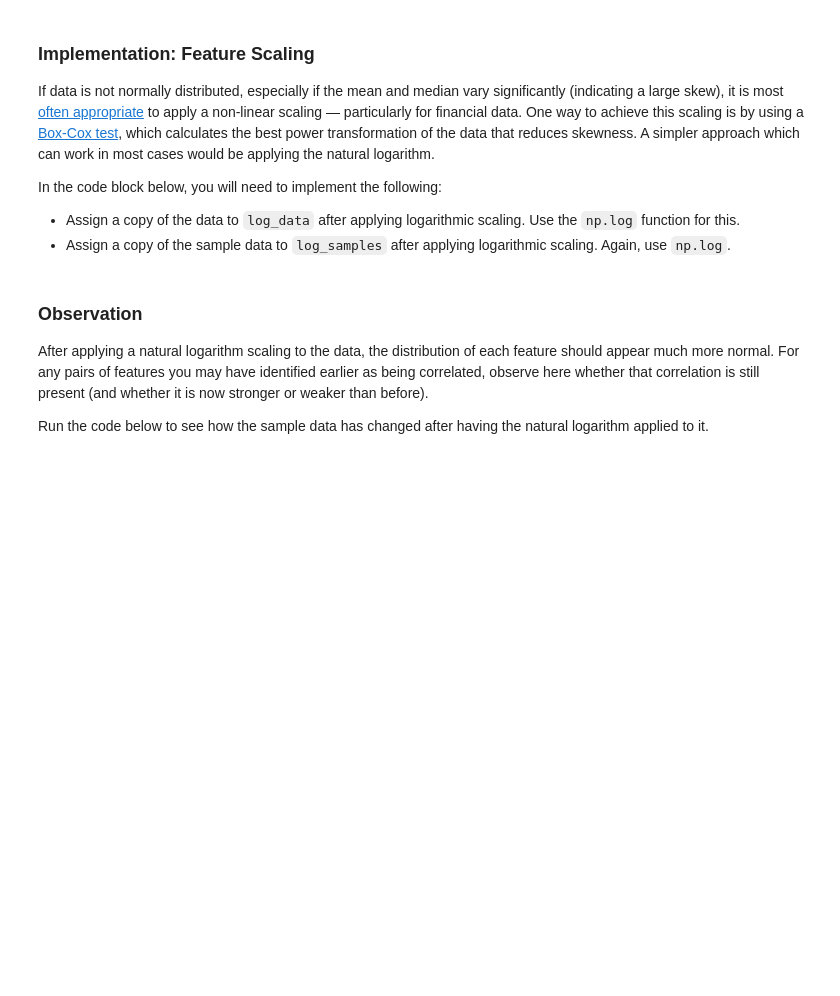
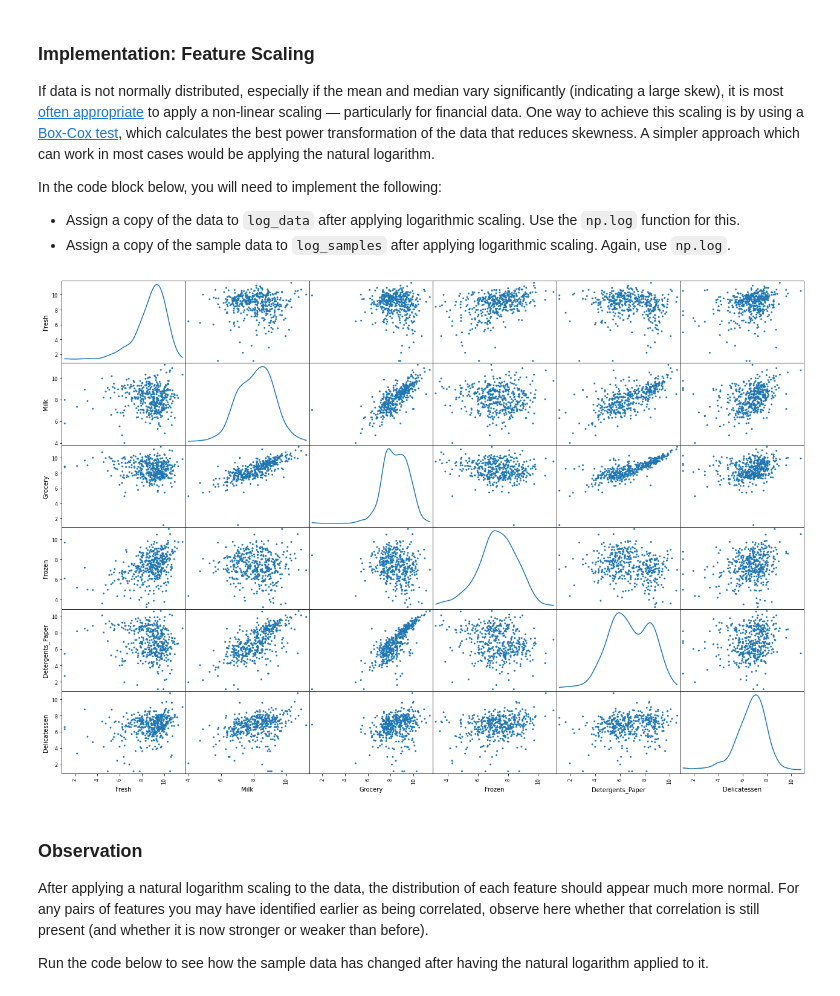
Before and after one commit to niklas-joh/Machine-Learning-Unsupervised-Learning, a Jupyter notebook: customer-segments/customer_segments.ipynb, the cells around one changed output. Saved outputs shown, nothing was run; the diff lists cells and outputs as text; code cells hidden in the pictures; blank space fills up the shorter version.

Commit message:
Add natural log to data

```diff
--- a/customer-segments/customer_segments.ipynb
+++ b/customer-segments/customer_segments.ipynb
@@ -223,13 +222,15 @@ In the code block below, you will need to implement the following:
  - Assign a copy of the sample data to `log_samples` after applying logarithmic scaling. Again, use `np.log`.
 # %%
 # TODO: Scale the data using the natural logarithm
-log_data = None
+log_data = np.log(data)
 
 # TODO: Scale the sample data using the natural logarithm
-log_samples = None
+log_samples = np.log(samples)
 
 # Produce a scatter matrix for each pair of newly-transformed features
-pd.scatter_matrix(log_data, alpha = 0.3, figsize = (14,8), diagonal = 'kde');
+pd.plotting.scatter_matrix(log_data, alpha = 1, figsize = (22,15), diagonal = 'kde');
+# %% [output]
+[figure, added]
 # %% [markdown]
 ### Observation
 After applying a natural logarithm scaling to the data, the distribution of each feature should appear much more normal. For any pairs of features you may have identified earlier as being correlated, observe here whether that correlation is still present (and whether it is now stronger or weaker than before).
```
Also changed, not shown: parts of 2 cells of this notebook.
